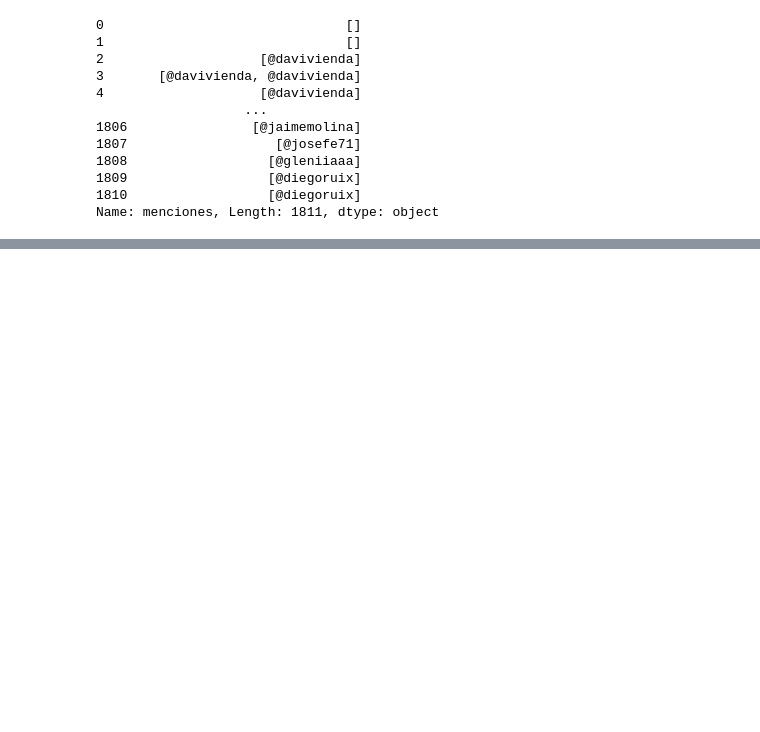
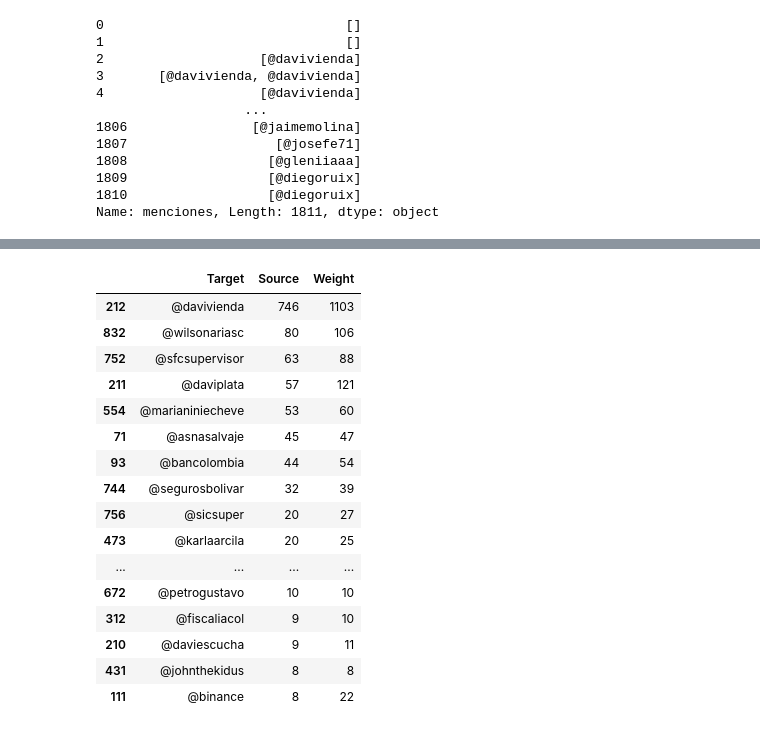
Before and after one commit to Izainea/pruebas_vivi, a Jupyter notebook: prueba_NLP_cientifico_vivi/Código/Exploración.ipynb, the cells around one changed output, grey strips where cells are left out. Drawn from its saved outputs; the diff is of its cells as text; code cells hidden in the pictures; blank space fills up the shorter version.

```diff
--- a/prueba_NLP_cientifico_vivi/Código/Exploración.ipynb
+++ b/prueba_NLP_cientifico_vivi/Código/Exploración.ipynb
@@ -241,3 +298,25 @@ df_users_menciones.to_csv("../Datos/usuarios_menciones.csv",index=False)
+# %%
+df_agrupacion_mencionados=df_edges_mencion.groupby(['Target']).agg({'Source':'count','Weight':'sum'}).reset_index()
+df_agrupacion_mencionados.sort_values(by=['Source'],ascending=False,inplace=True)
+df_agrupacion_mencionados.head(20)
+# %% [output]
+|  | Target | Source | Weight |
+| 212 | @davivienda | 746 | 1103 |
+| 832 | @wilsonariasc | 80 | 106 |
+| 752 | @sfcsupervisor | 63 | 88 |
+| 211 | @daviplata | 57 | 121 |
+| 554 | @marianiniecheve | 53 | 60 |
+| 71 | @asnasalvaje | 45 | 47 |
+| 93 | @bancolombia | 44 | 54 |
+| 744 | @segurosbolivar | 32 | 39 |
+| 756 | @sicsuper | 20 | 27 |
+| 473 | @karlaarcila | 20 | 25 |
+| ... | ... | ... | ... |
+| 672 | @petrogustavo | 10 | 10 |
+| 312 | @fiscaliacol | 9 | 10 |
+| 210 | @daviescucha | 9 | 11 |
+| 431 | @johnthekidus | 8 | 8 |
+| 111 | @binance | 8 | 22 |
 # %%
 ### Pintamos las redes
 
```
Also changed, not shown: parts of 12 cells of this notebook, 4 other files.
